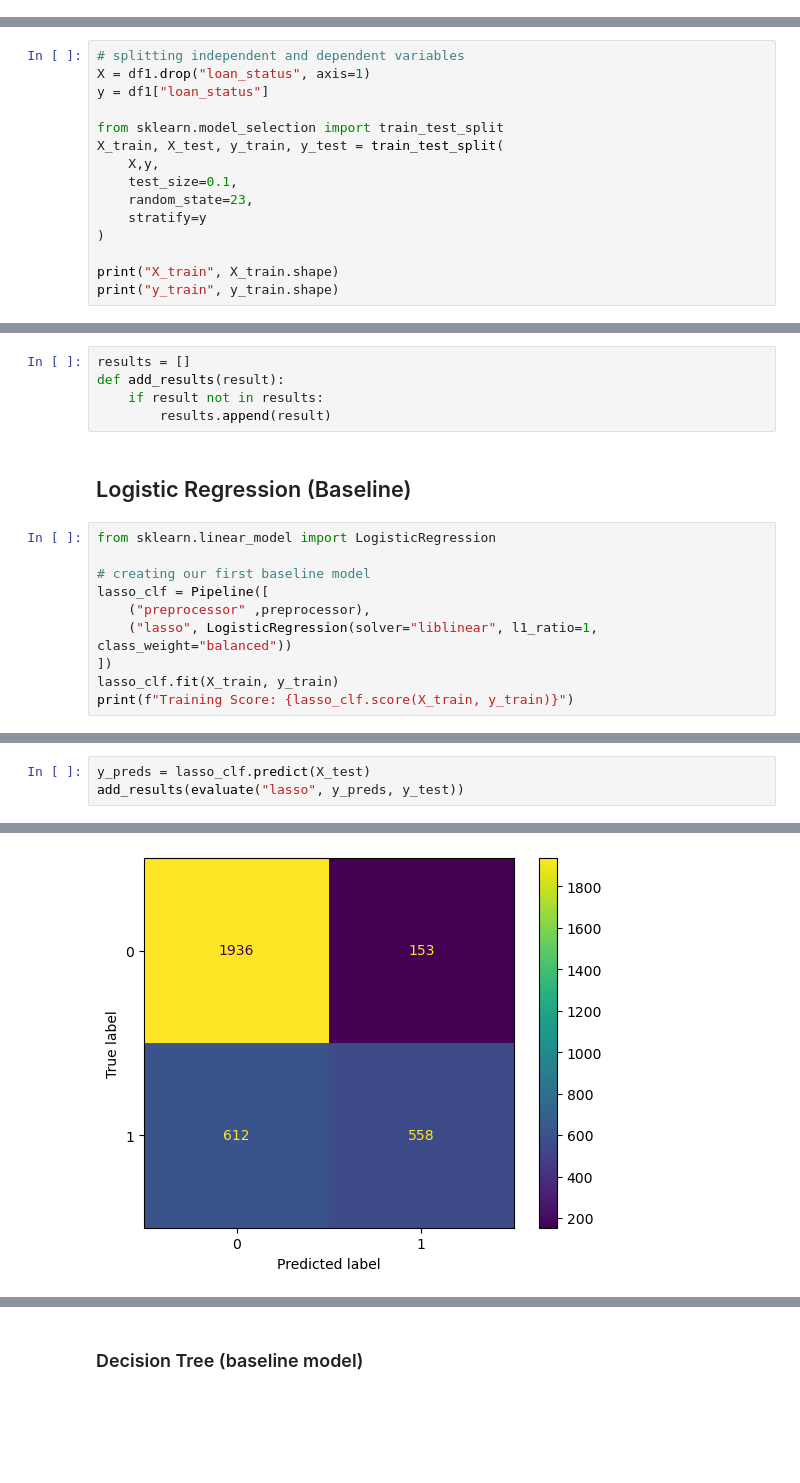
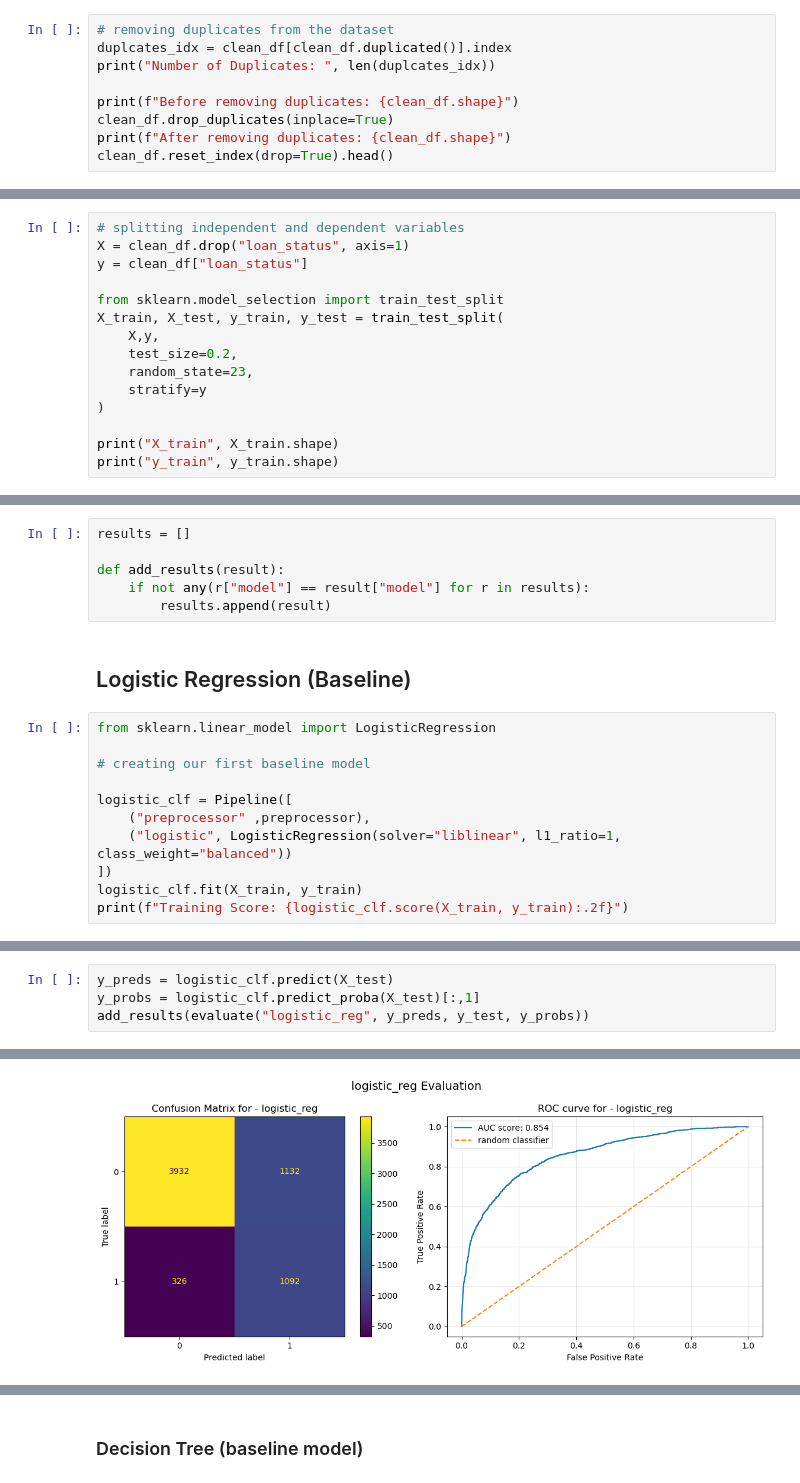
Before and after one commit to lim-yogesh2001/Credit_Default_Risk_Prediction, a Jupyter notebook: credit_risk_prediction.ipynb, the cells around one changed output, grey strips where cells are left out. Cells and saved outputs as stored; diff of their text form; blank space fills up the shorter version.

Commit message:
model and plots modifications

```diff
--- a/credit_risk_prediction.ipynb
+++ b/credit_risk_prediction.ipynb
@@ -126,0 +304,9 @@ Index(['person_age', 'person_income', 'person_home_ownership',
+# %%
+# removing duplicates from the dataset
+duplcates_idx = clean_df[clean_df.duplicated()].index
+print("Number of Duplicates: ", len(duplcates_idx))
+
+print(f"Before removing duplicates: {clean_df.shape}")
+clean_df.drop_duplicates(inplace=True)
+print(f"After removing duplicates: {clean_df.shape}")
+clean_df.reset_index(drop=True).head()
@@ -127,12 +323,12 @@ Index(['person_age', 'person_income', 'person_home_ownership',
 # %%
 # splitting independent and dependent variables
-X = df1.drop("loan_status", axis=1)
-y = df1["loan_status"]
+X = clean_df.drop("loan_status", axis=1)
+y = clean_df["loan_status"]
 
 from sklearn.model_selection import train_test_split
 X_train, X_test, y_train, y_test = train_test_split(
     X,y,
-    test_size=0.1,
+    test_size=0.2,
     random_state=23,
     stratify=y
 )
@@ -251,8 +488,9 @@ def evaluate(name, y_preds, y_test):
     return result
 # %%
 results = []
+
 def add_results(result):
-    if result not in results:
+    if not any(r["model"] == result["model"] for r in results):
         results.append(result)
 # %% [markdown]
 ## Logistic Regression (Baseline)
@@ -260,10 +498,11 @@ def add_results(result):
 from sklearn.linear_model import LogisticRegression
 
 # creating our first baseline model
-lasso_clf = Pipeline([
+
+logistic_clf = Pipeline([
     ("preprocessor" ,preprocessor),
-    ("lasso", LogisticRegression(solver="liblinear", l1_ratio=1, class_weight="balanced"))
+    ("logistic", LogisticRegression(solver="liblinear", l1_ratio=1, class_weight="balanced"))
 ])
-lasso_clf.fit(X_train, y_train)
-print(f"Training Score: {lasso_clf.score(X_train, y_train)}")
+logistic_clf.fit(X_train, y_train)
+print(f"Training Score: {logistic_clf.score(X_train, y_train):.2f}")
 # %% [output]
@@ -271,6 +510,7 @@ Training Score: 0.777061591978719
 # %%
-y_preds = lasso_clf.predict(X_test)
-add_results(evaluate("lasso", y_preds, y_test))
+y_preds = logistic_clf.predict(X_test)
+y_probs = logistic_clf.predict_proba(X_test)[:,1]
+add_results(evaluate("logistic_reg", y_preds, y_test, y_probs))
 # %% [output]
               precision    recall  f1-score   support
 
@@ -283 +523 @@ weighted avg       0.77      0.77      0.75      3259
-[figure, old version]
+[figure, new version]
```
Also changed, not shown: parts of 49 cells of this notebook, 11 other files.
